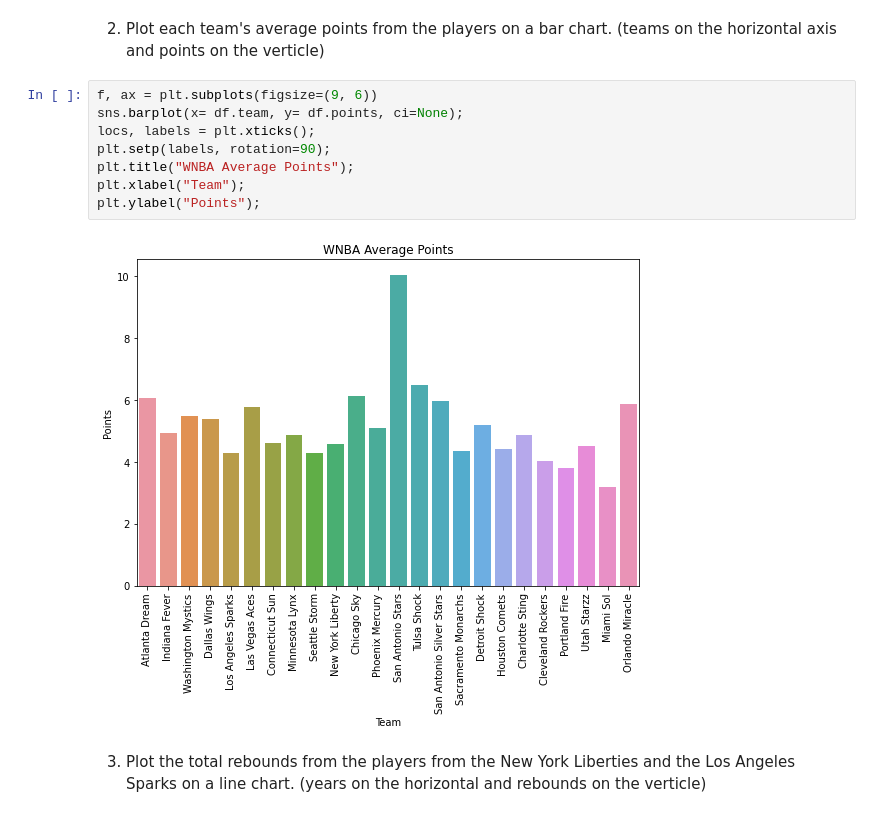
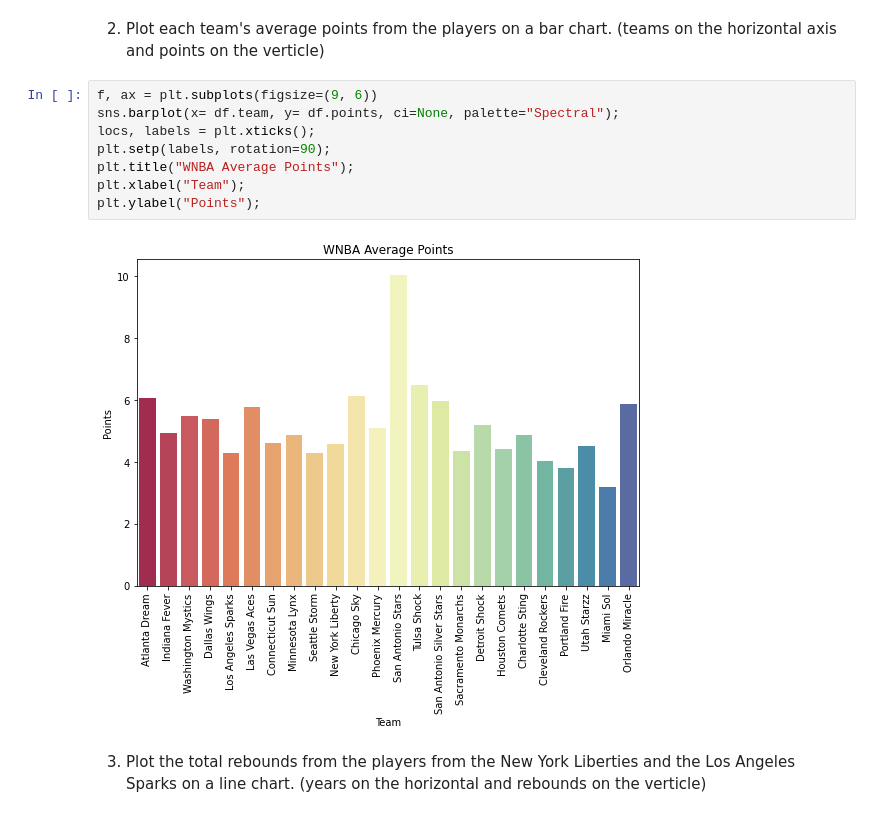
Before and after one commit to AveryH6/WNBA-Draft, a Jupyter notebook: draft.ipynb, the cells around one changed output. Cells and saved outputs as stored; diff of their text form.

```diff
--- a/draft.ipynb
+++ b/draft.ipynb
@@ -227,14 +227,14 @@ plt.ylabel("Ranking");
 2. Plot each team's average points from the players on a bar chart. (teams on the horizontal axis and points on the verticle)
 # %%
 f, ax = plt.subplots(figsize=(9, 6))
-sns.barplot(x= df.team, y= df.points, ci=None);
+sns.barplot(x= df.team, y= df.points, ci=None, palette="Spectral");
 locs, labels = plt.xticks();
 plt.setp(labels, rotation=90);
 plt.title("WNBA Average Points");
 plt.xlabel("Team");
 plt.ylabel("Points");
 # %% [output]
-[figure, old version]
+[figure, new version]
 # %% [markdown]
 3. Plot the total rebounds from the players from the New York Liberties and the Los Angeles Sparks on a line chart. (years on the horizontal and rebounds on the verticle)
 # %%
```
